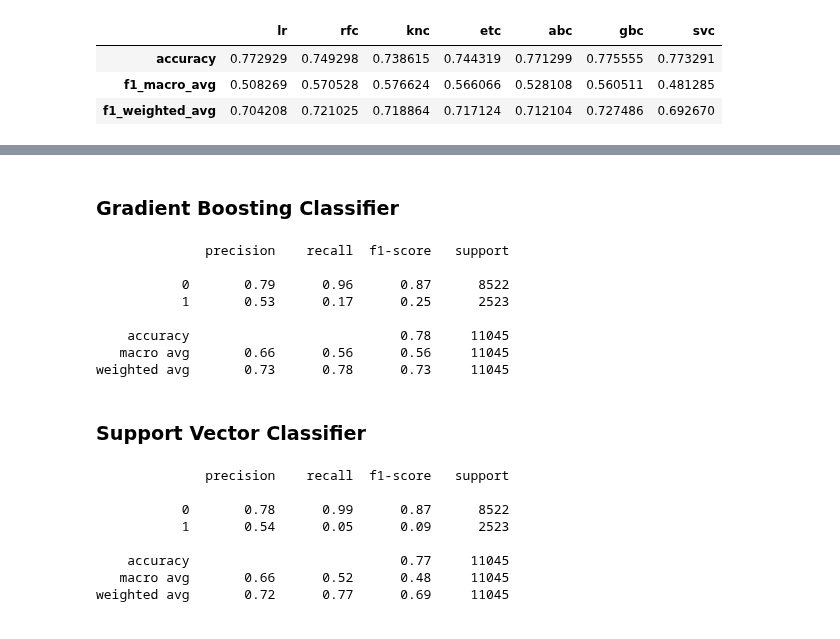
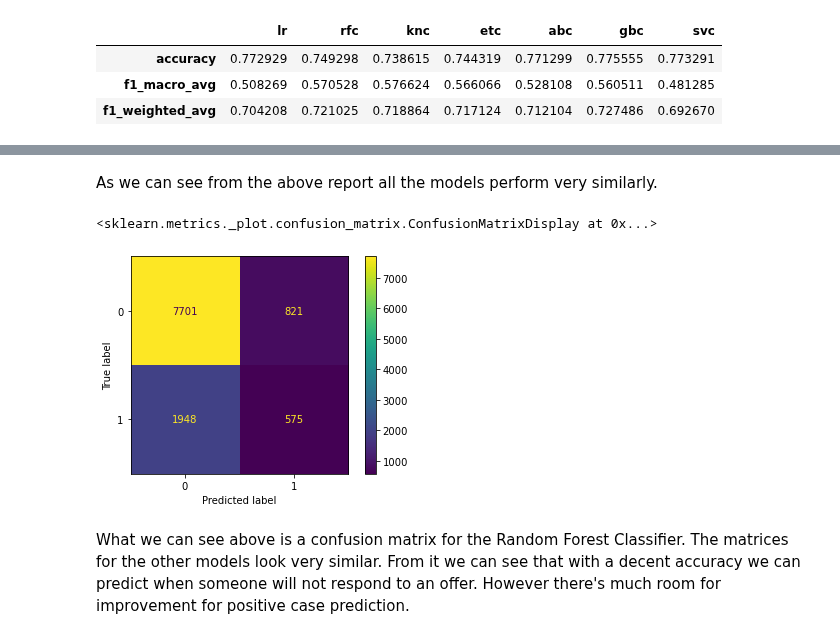
Before and after one commit to kubaid/dsnd-capstone-project, a Jupyter notebook: starbucks.ipynb, the cells around one changed output, grey strips where cells are left out. Cells and saved outputs as stored; diff of their text form; code cells hidden in the pictures.

```diff
--- a/starbucks.ipynb
+++ b/starbucks.ipynb
@@ -536,32 +442,9 @@ weighted avg       0.72      0.77      0.71     11045
-# %% [markdown]
-### Gradient Boosting Classifier
-# %%
-model = GradientBoostingClassifier(random_state=42)
-model.fit(X_train, y_train)
-predictions = model.predict(X_test)
-print(classification_report(y_test, predictions))
-# %% [output]
-              precision    recall  f1-score   support
-
-           0       0.79      0.96      0.87      8522
-           1       0.53      0.17      0.25      2523
-
-    accuracy                           0.78     11045
-   macro avg       0.66      0.56      0.56     11045
-weighted avg       0.73      0.78      0.73     11045
-# %% [markdown]
-### Support Vector Classifier
-# %%
-model = SVC(random_state=42)
-model.fit(X_train, y_train)
-predictions = model.predict(X_test)
-print(classification_report(y_test, predictions))
-# %% [output]
-              precision    recall  f1-score   support
-
-           0       0.78      0.99      0.87      8522
-           1       0.54      0.05      0.09      2523
-
-    accuracy                           0.77     11045
-   macro avg       0.66      0.52      0.48     11045
-weighted avg       0.72      0.77      0.69     11045
+# %% [markdown]
+As we can see from the above report all the models perform very similarly.
+# %%
+ConfusionMatrixDisplay(confusion_matrix(y_test, pred_df['rfc'])).plot()
+# %% [output]
+<sklearn.metrics._plot.confusion_matrix.ConfusionMatrixDisplay at 0x...>
+[figure, added]
+# %% [markdown]
+What we can see above is a confusion matrix for the Random Forest Classifier. The matrices for the other models look very similar. From it we can see that with a decent accuracy we can predict when someone will not respond to an offer. However there's much room for improvement for positive case prediction.
```
Also changed, not shown: parts of 16 cells of this notebook.
